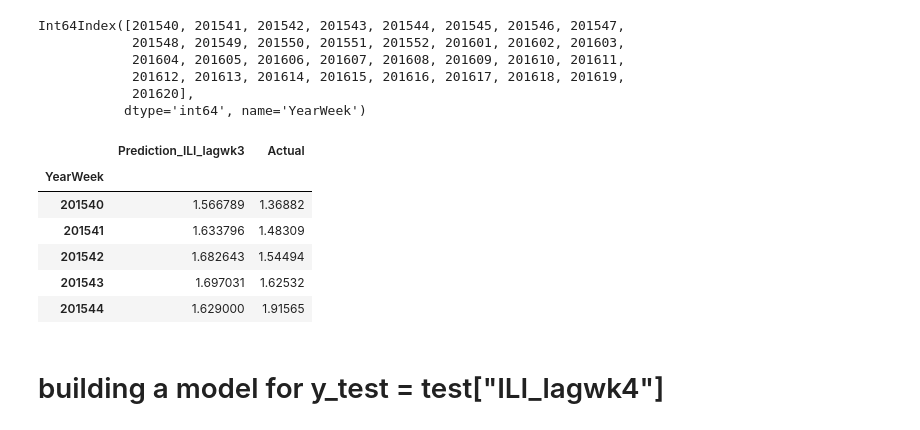
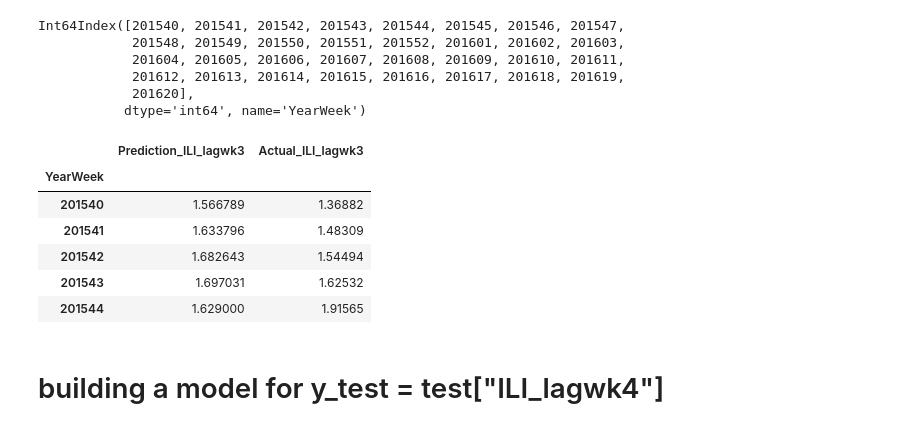
Before and after one commit to Anuujints/FinalUCBX, a Jupyter notebook: flu_indicator/data/ML_models_on week40-20epiweek/ILINet_by_ILIweek_Random_Forest_Regressor.ipynb, the cells around one changed output. Saved outputs shown, nothing was run; the diff lists cells and outputs as text; code cells hidden in the pictures.

```diff
--- a/flu_indicator/data/ML_models_on week40-20epiweek/ILINet_by_ILIweek_Random_Forest_Regressor.ipynb
+++ b/flu_indicator/data/ML_models_on week40-20epiweek/ILINet_by_ILIweek_Random_Forest_Regressor.ipynb
@@ -395,11 +380,11 @@ Int64Index([201540, 201541, 201542, 201543, 201544, 201545, 201546, 201547,
             201620],
            dtype='int64', name='YearWeek')
 # %%
-pred_df = pd.DataFrame({"Prediction_ILI_lagwk3": predictions3, "Actual": yyy_test_unraveled}).reset_index(drop=True)
-pred_df.index = yyy_test.index
-pred_df.head()
+rreg3_pred_df = pd.DataFrame({"Prediction_ILI_lagwk3": predictions3, "Actual_ILI_lagwk3": yyy_test_unraveled}).reset_index(drop=True)
+rreg3_pred_df.index = yyy_test.index
+rreg3_pred_df.head()
 # %% [output]
-|  | Prediction_ILI_lagwk3 | Actual |
+|  | Prediction_ILI_lagwk3 | Actual_ILI_lagwk3 |
 | YearWeek |  |  |
 | 201540 | 1.566789 | 1.36882 |
 | 201541 | 1.633796 | 1.48309 |
```
Also changed, not shown: parts of 16 cells of this notebook, 7 other files.
